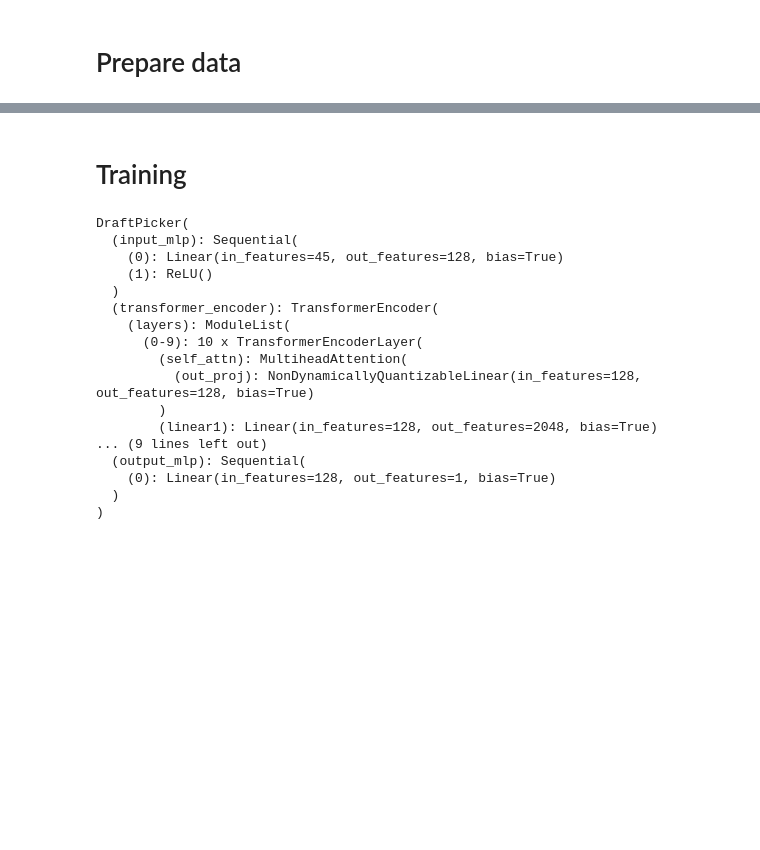
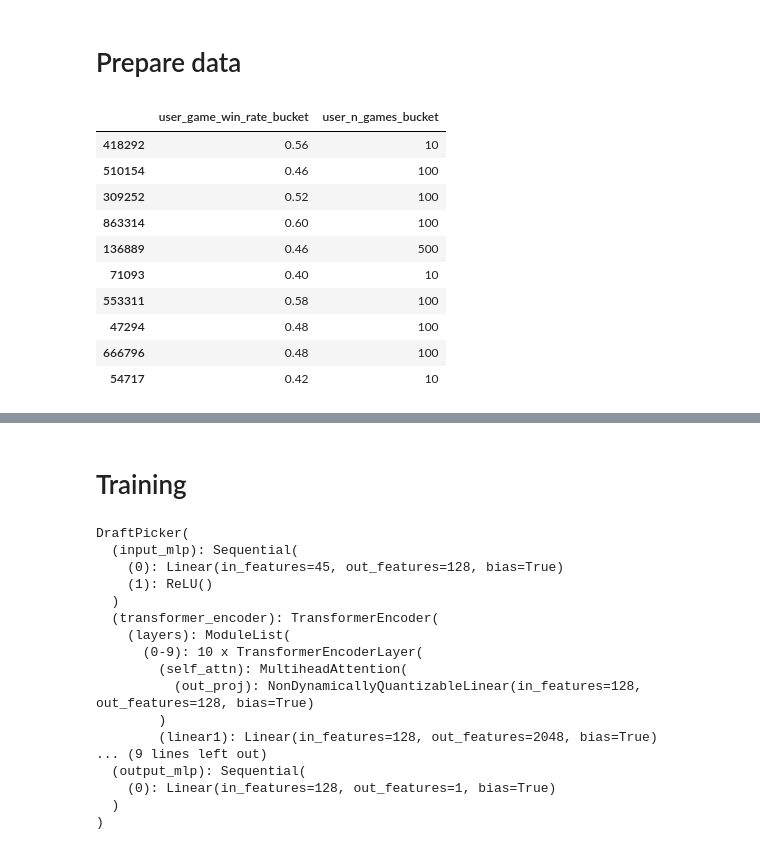
Before and after one commit to gcoter/magic-the-gathering-collection, a Jupyter notebook: notebooks/training.ipynb, the cells around one changed output, grey strips where cells are left out. Cells and saved outputs as stored; diff of their text form; code cells hidden in the pictures; blank space fills up the shorter version.

```diff
--- a/notebooks/training.ipynb
+++ b/notebooks/training.ipynb
@@ -22,0 +23,14 @@ draft_data_df = pd.read_csv(draft_data_path, nrows=100_000, dtype=dtypes_dict)
+# %%
+draft_data_df[["user_game_win_rate_bucket", "user_n_games_bucket"]].sample(10)
+# %% [output]
+|  | user_game_win_rate_bucket | user_n_games_bucket |
+| 418292 | 0.56 | 10 |
+| 510154 | 0.46 | 100 |
+| 309252 | 0.52 | 100 |
+| 863314 | 0.60 | 100 |
+| 136889 | 0.46 | 500 |
+| 71093 | 0.40 | 10 |
+| 553311 | 0.58 | 100 |
+| 47294 | 0.48 | 100 |
+| 666796 | 0.48 | 100 |
+| 54717 | 0.42 | 10 |
```
Also changed, not shown: parts of 15 cells of this notebook, 1 other file.
